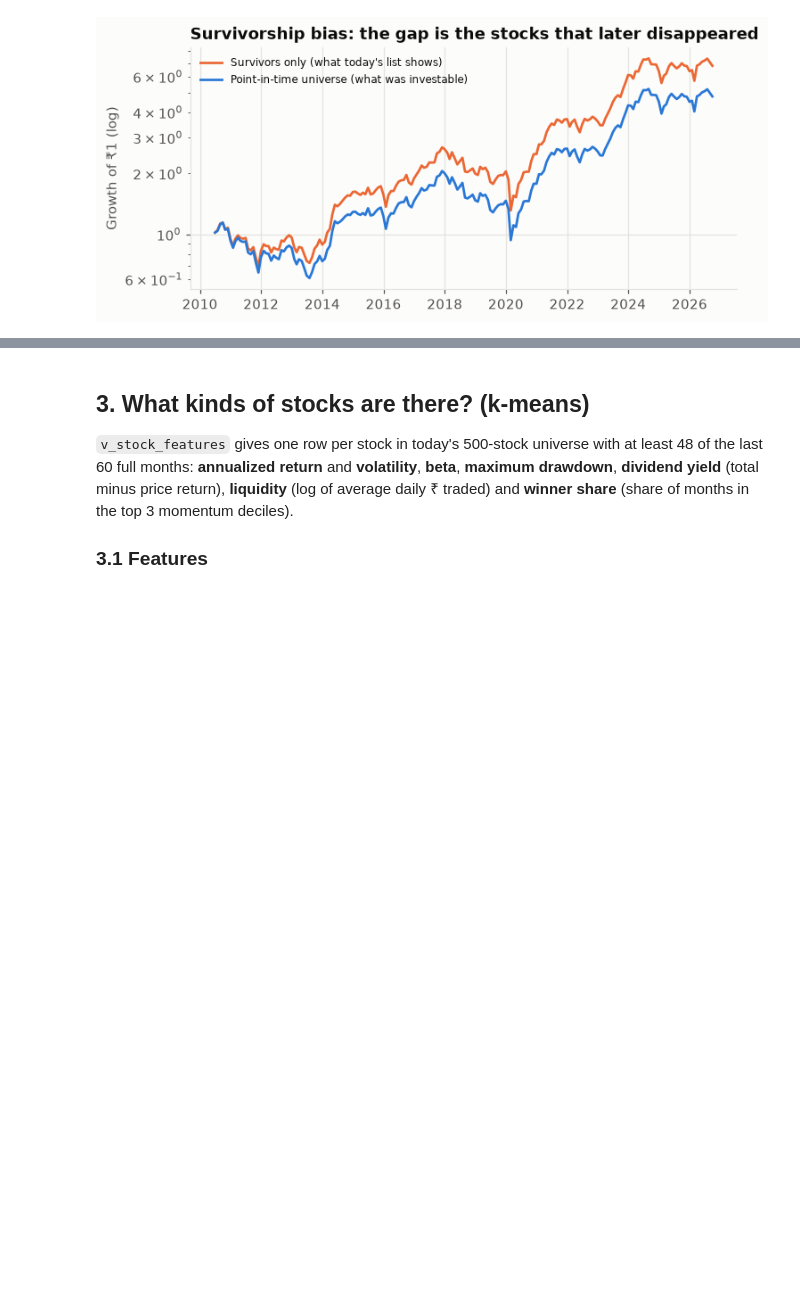
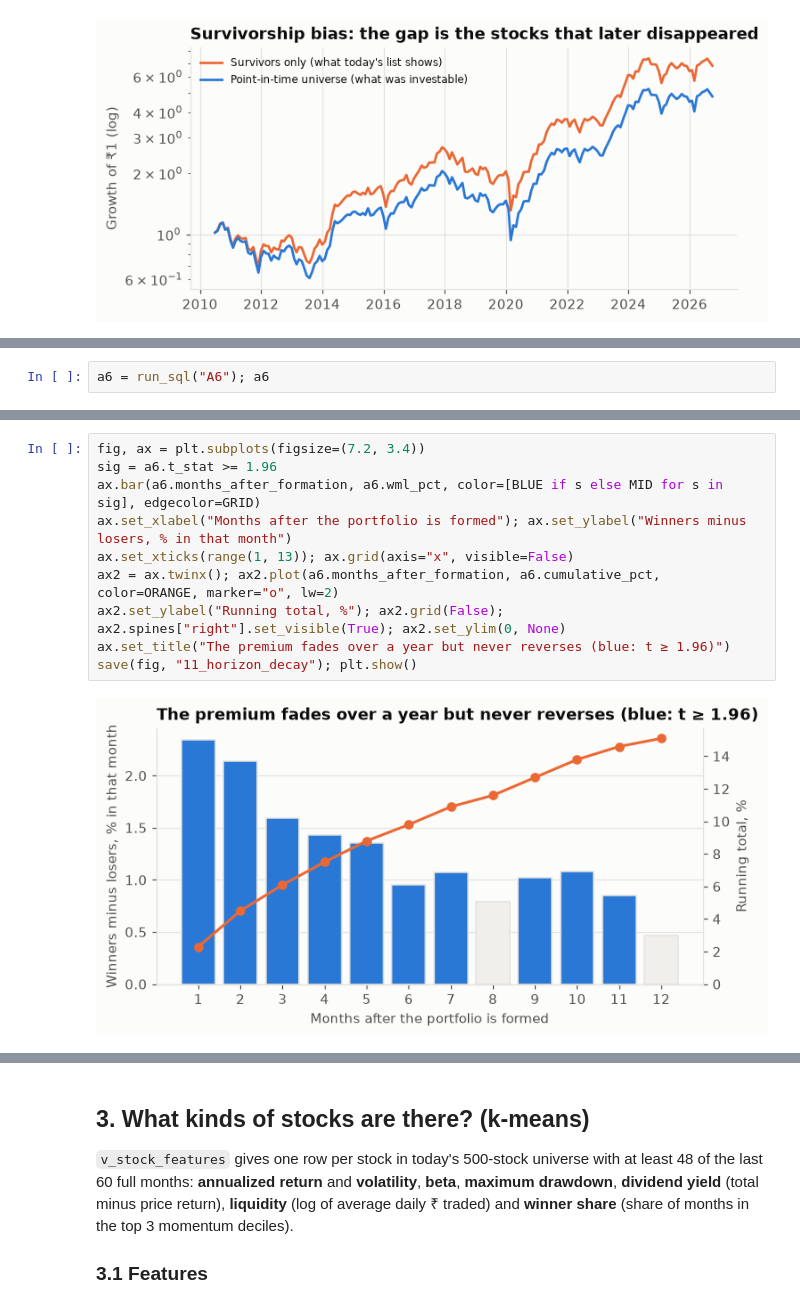
Before and after one commit to EktaSharma-github/niftyquant, a Jupyter notebook: analytics/niftyquant_kmeans.ipynb, the cells around one changed output, grey strips where cells are left out. Drawn from its saved outputs; the diff is of its cells as text; blank space fills up the shorter version.

```diff
--- a/analytics/niftyquant_kmeans.ipynb
+++ b/analytics/niftyquant_kmeans.ipynb
@@ -404,0 +409,2 @@ rebuilt at every month-end from the prices known *that day*, with delisted stock
+# %%
+a6 = run_sql("A6"); a6
@@ -404,0 +426,12 @@ rebuilt at every month-end from the prices known *that day*, with delisted stock
+# %%
+fig, ax = plt.subplots(figsize=(7.2, 3.4))
+sig = a6.t_stat >= 1.96
+ax.bar(a6.months_after_formation, a6.wml_pct, color=[BLUE if s else MID for s in sig], edgecolor=GRID)
+ax.set_xlabel("Months after the portfolio is formed"); ax.set_ylabel("Winners minus losers, % in that month")
+ax.set_xticks(range(1, 13)); ax.grid(axis="x", visible=False)
+ax2 = ax.twinx(); ax2.plot(a6.months_after_formation, a6.cumulative_pct, color=ORANGE, marker="o", lw=2)
+ax2.set_ylabel("Running total, %"); ax2.grid(False); ax2.spines["right"].set_visible(True); ax2.set_ylim(0, None)
+ax.set_title("The premium fades over a year but never reverses (blue: t ≥ 1.96)")
+save(fig, "11_horizon_decay"); plt.show()
+# %% [output]
+[figure, added]
```
Also changed, not shown: parts of 23 cells of this notebook, 9 other files.
